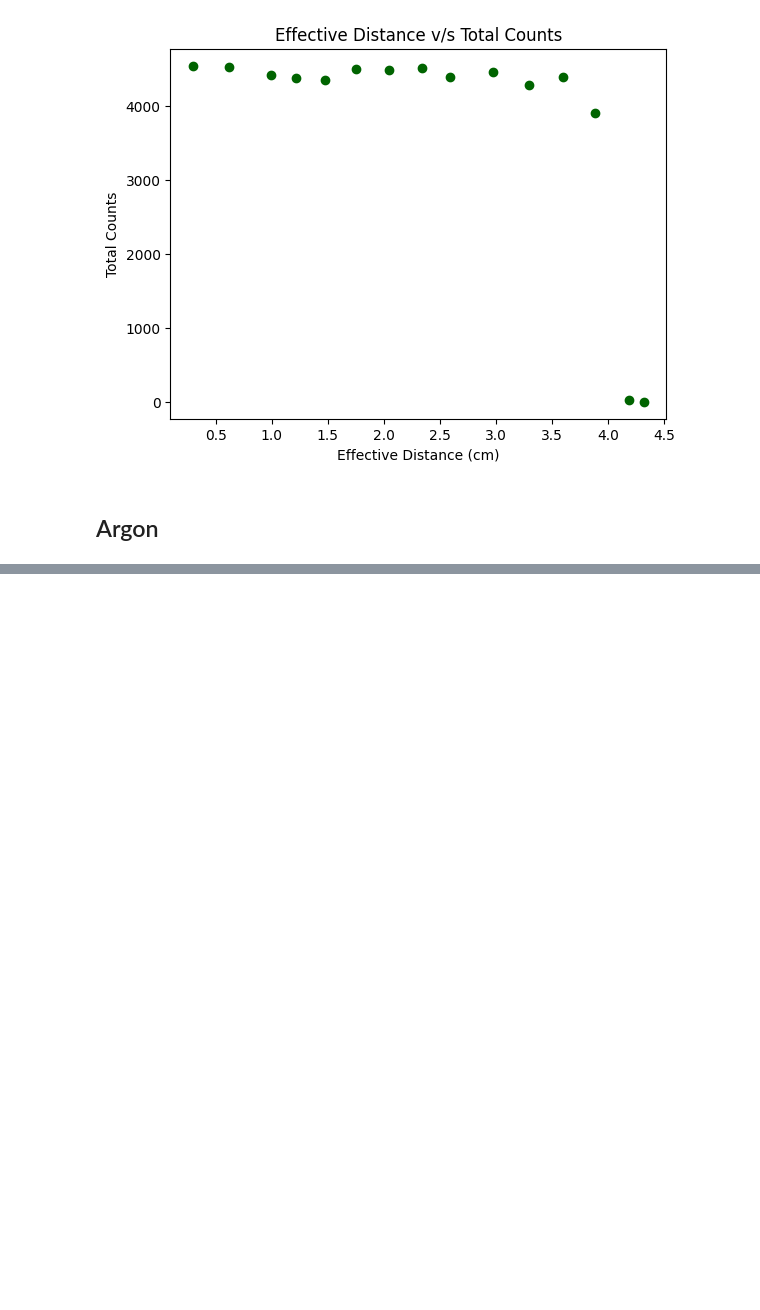
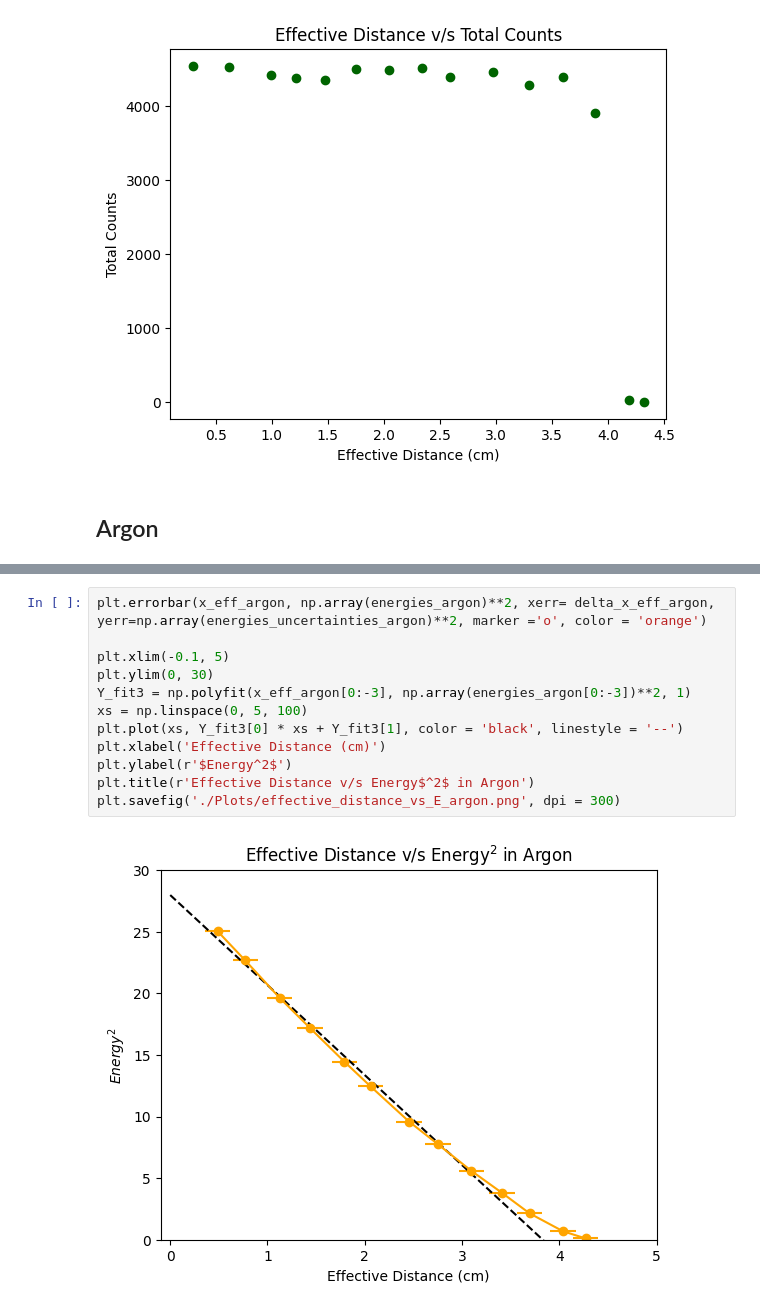
Before and after one commit to chinmayAmbasht/phys-403-alpha-range, a Jupyter notebook: day1.ipynb, the cells around one changed output, grey strips where cells are left out. Saved outputs shown, nothing was run; the diff lists cells and outputs as text; blank space fills up the shorter version.

```diff
--- a/day1.ipynb
+++ b/day1.ipynb
@@ -145,0 +171,14 @@ delta_x_eff_argon = np.sqrt(delta_x_eff_argon**2 + err**2)
+# %%
+plt.errorbar(x_eff_argon, np.array(energies_argon)**2, xerr= delta_x_eff_argon, yerr=np.array(energies_uncertainties_argon)**2, marker ='o', color = 'orange')
+
+plt.xlim(-0.1, 5)
+plt.ylim(0, 30)
+Y_fit3 = np.polyfit(x_eff_argon[0:-3], np.array(energies_argon[0:-3])**2, 1)
+xs = np.linspace(0, 5, 100)
+plt.plot(xs, Y_fit3[0] * xs + Y_fit3[1], color = 'black', linestyle = '--')
+plt.xlabel('Effective Distance (cm)')
+plt.ylabel(r'$Energy^2$')
+plt.title(r'Effective Distance v/s Energy$^2$ in Argon')
+plt.savefig('./Plots/effective_distance_vs_E_argon.png', dpi = 300)
+# %% [output]
+[figure, added]
```
Also changed, not shown: parts of 4 cells of this notebook, 16 other files.
